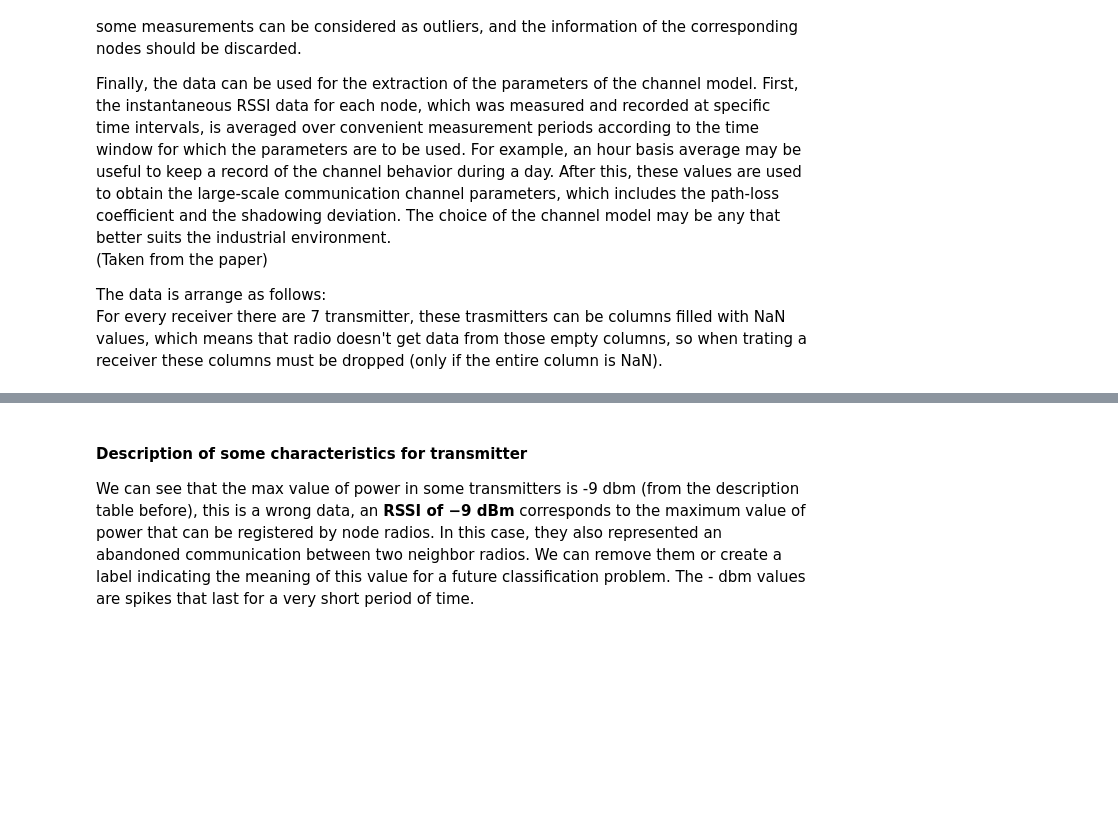
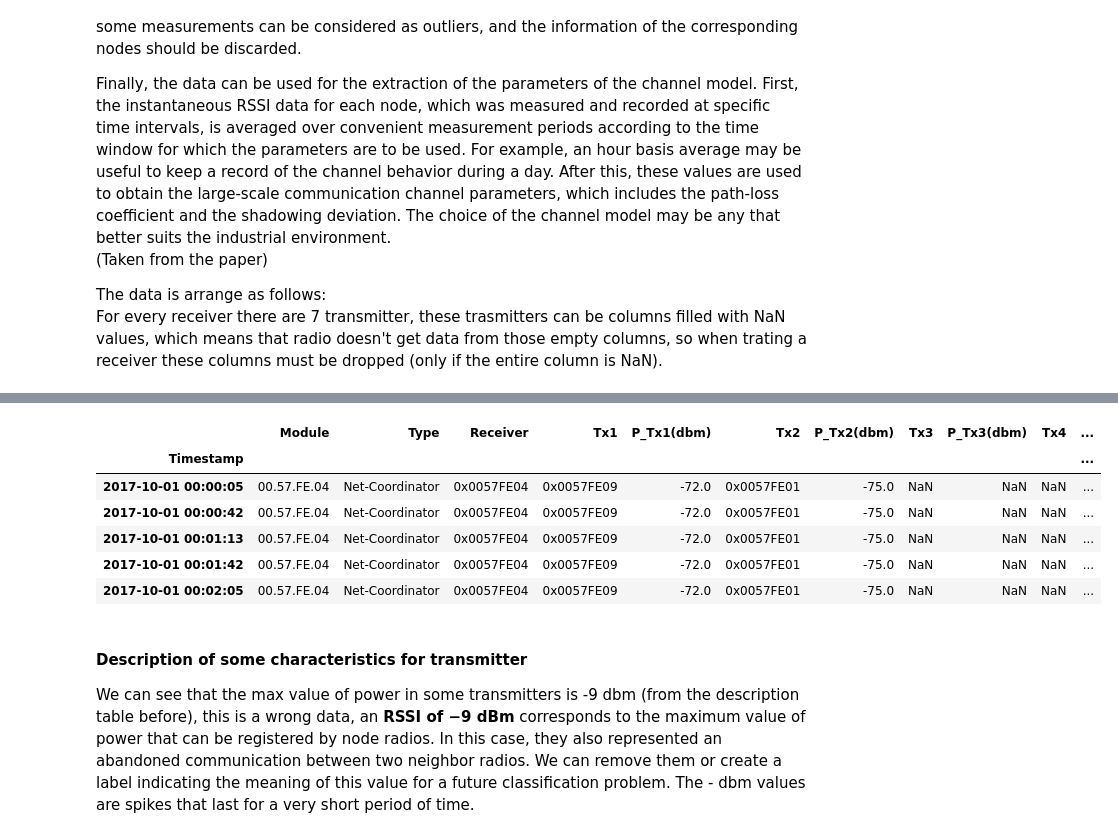
Before and after one commit to Charlie5DH/WSN, a Jupyter notebook: Notebooks/RSSI_Data_Exploration.ipynb, the cells around one changed output, grey strips where cells are left out. Cells and saved outputs as stored; diff of their text form; code cells hidden in the pictures; blank space fills up the shorter version.

```diff
--- a/Notebooks/RSSI_Data_Exploration.ipynb
+++ b/Notebooks/RSSI_Data_Exploration.ipynb
@@ -761,9 +98,21 @@ df.head()
 # %%
 # Loading the data
-df_powers = pd.read_csv('Data/Modules_Powers_2.csv', usecols=columns_radio2, parse_dates=['Timestamp'],
+df_powers = pd.read_csv('../../Modules_Powers_2.csv', usecols=columns_radio2, parse_dates=['Timestamp'],
                  dtype={'P_Tx1(dbm)':float, 'P_Tx2(dbm)':float, 'P_Tx3(dbm)':float,
                         'P_Tx4(dbm)':float, 'P_Tx5(dbm)':float, 'P_Tx6(dbm)':float,
                        'Tx1':str, 'Tx2':str, 'Tx3':str, 'Tx4':str, 'Tx5':str, 'Tx6':str,
                        'Tx7':str, 'P_Tx7(dbm)':float})
-RADIOS = df.Module.unique()[:7]
-RADIOS = np.append(RADIOS, df.Module.unique()[-1])
+RADIOS = rssi.get_radios(df)
+POWERS = ['P_Tx1(dbm)', 'P_Tx2(dbm)', 'P_Tx3(dbm)', 'P_Tx4(dbm)', 'P_Tx5(dbm)', 'P_Tx6(dbm)', 'P_Tx7(dbm)']
+RECEIVERS = rssi.get_receivers(df_powers)
+
+df_powers.set_index('Timestamp', drop=True, inplace=True)
+df_powers.head()
+# %% [output]
+|  | Module | Type | Receiver | Tx1 | P_Tx1(dbm) | Tx2 | P_Tx2(dbm) | Tx3 | P_Tx3(dbm) | Tx4 | ... |
+| Timestamp |  |  |  |  |  |  |  |  |  |  | ... |
+| 2017-10-01 00:00:05 | 00.57.FE.04 | Net-Coordinator | 0x0057FE04 | 0x0057FE09 | -72.0 | 0x0057FE01 | -75.0 | NaN | NaN | NaN | ... |
+| 2017-10-01 00:00:42 | 00.57.FE.04 | Net-Coordinator | 0x0057FE04 | 0x0057FE09 | -72.0 | 0x0057FE01 | -75.0 | NaN | NaN | NaN | ... |
+| 2017-10-01 00:01:13 | 00.57.FE.04 | Net-Coordinator | 0x0057FE04 | 0x0057FE09 | -72.0 | 0x0057FE01 | -75.0 | NaN | NaN | NaN | ... |
+| 2017-10-01 00:01:42 | 00.57.FE.04 | Net-Coordinator | 0x0057FE04 | 0x0057FE09 | -72.0 | 0x0057FE01 | -75.0 | NaN | NaN | NaN | ... |
+| 2017-10-01 00:02:05 | 00.57.FE.04 | Net-Coordinator | 0x0057FE04 | 0x0057FE09 | -72.0 | 0x0057FE01 | -75.0 | NaN | NaN | NaN | ... |
```
Also changed, not shown: parts of 12 cells of this notebook.
